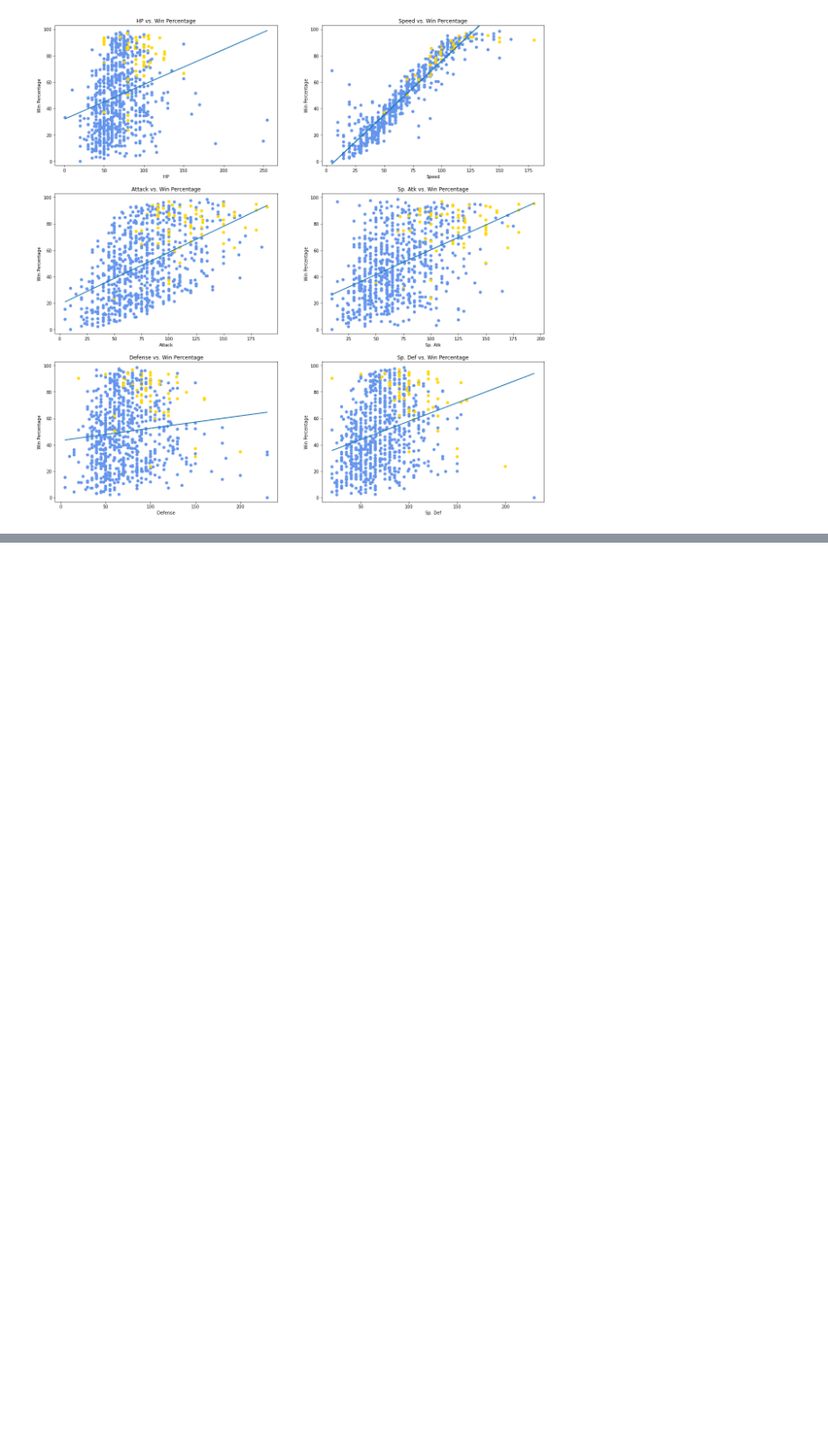
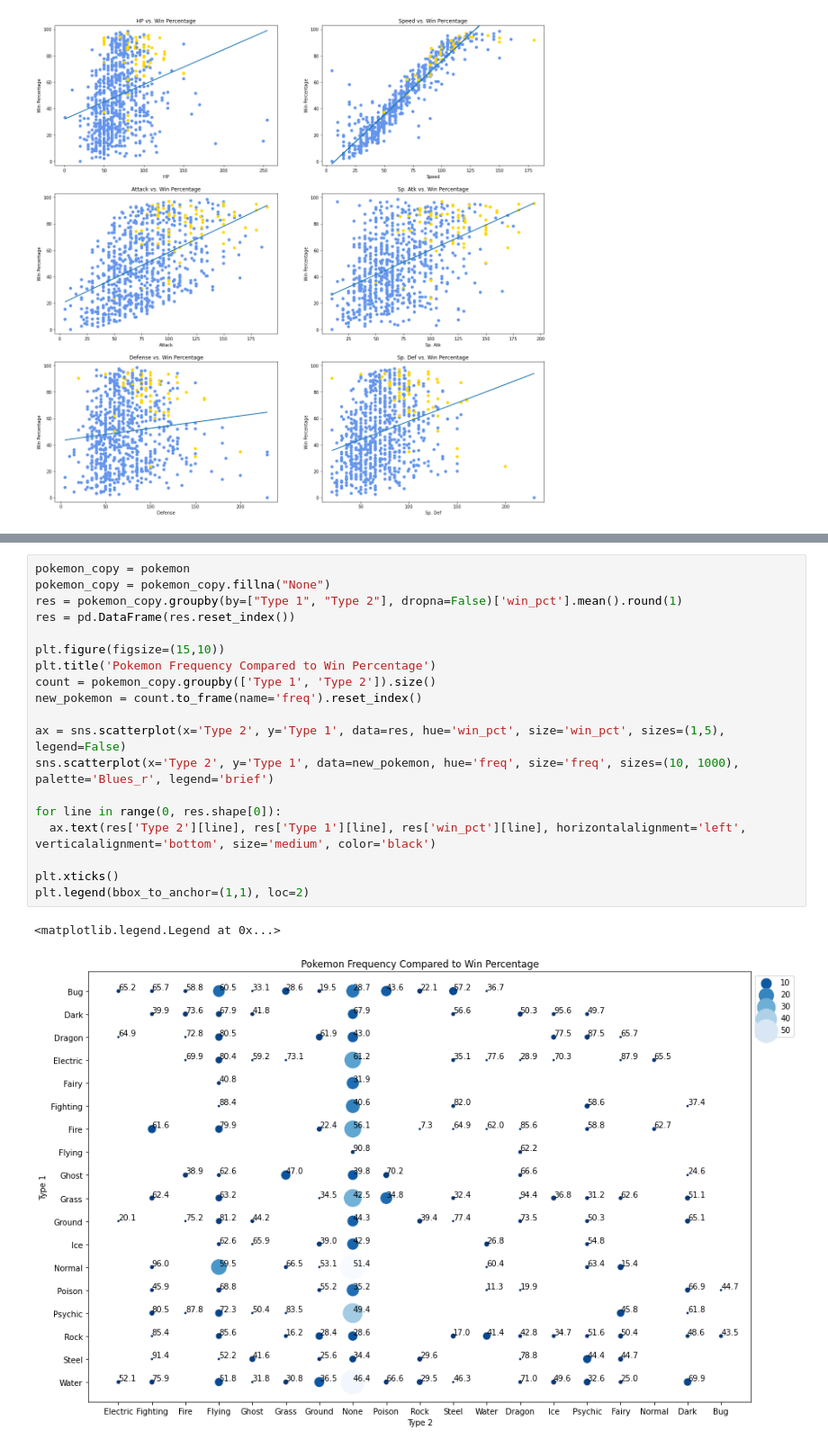
Before and after one commit to mgfalzon/Final-Tutorial, a Jupyter notebook: Final_Tutorial.ipynb, the cells around one changed output, grey strips where cells are left out. Shown at 90% size. Cells and saved outputs as stored; diff of their text form; blank space fills up the shorter version.

```diff
--- a/Final_Tutorial.ipynb
+++ b/Final_Tutorial.ipynb
@@ -400,0 +444,22 @@ for stat, (x,y) in zip(base_stats, pts):
+# %%
+pokemon_copy = pokemon
+pokemon_copy = pokemon_copy.fillna("None")
+res = pokemon_copy.groupby(by=["Type 1", "Type 2"], dropna=False)['win_pct'].mean().round(1)
+res = pd.DataFrame(res.reset_index())
+
+plt.figure(figsize=(15,10))
+plt.title('Pokemon Frequency Compared to Win Percentage')
+count = pokemon_copy.groupby(['Type 1', 'Type 2']).size()
+new_pokemon = count.to_frame(name='freq').reset_index()
+
+ax = sns.scatterplot(x='Type 2', y='Type 1', data=res, hue='win_pct', size='win_pct', sizes=(1,5), legend=False)
+sns.scatterplot(x='Type 2', y='Type 1', data=new_pokemon, hue='freq', size='freq', sizes=(10, 1000), palette='Blues_r', legend='brief')
+
+for line in range(0, res.shape[0]):
+  ax.text(res['Type 2'][line], res['Type 1'][line], res['win_pct'][line], horizontalalignment='left', verticalalignment='bottom', size='medium', color='black')
+
+plt.xticks()
+plt.legend(bbox_to_anchor=(1,1), loc=2)
+# %% [output]
+<matplotlib.legend.Legend at 0x...>
+[figure, added]
```
Also changed, not shown: parts of 28 cells of this notebook.
